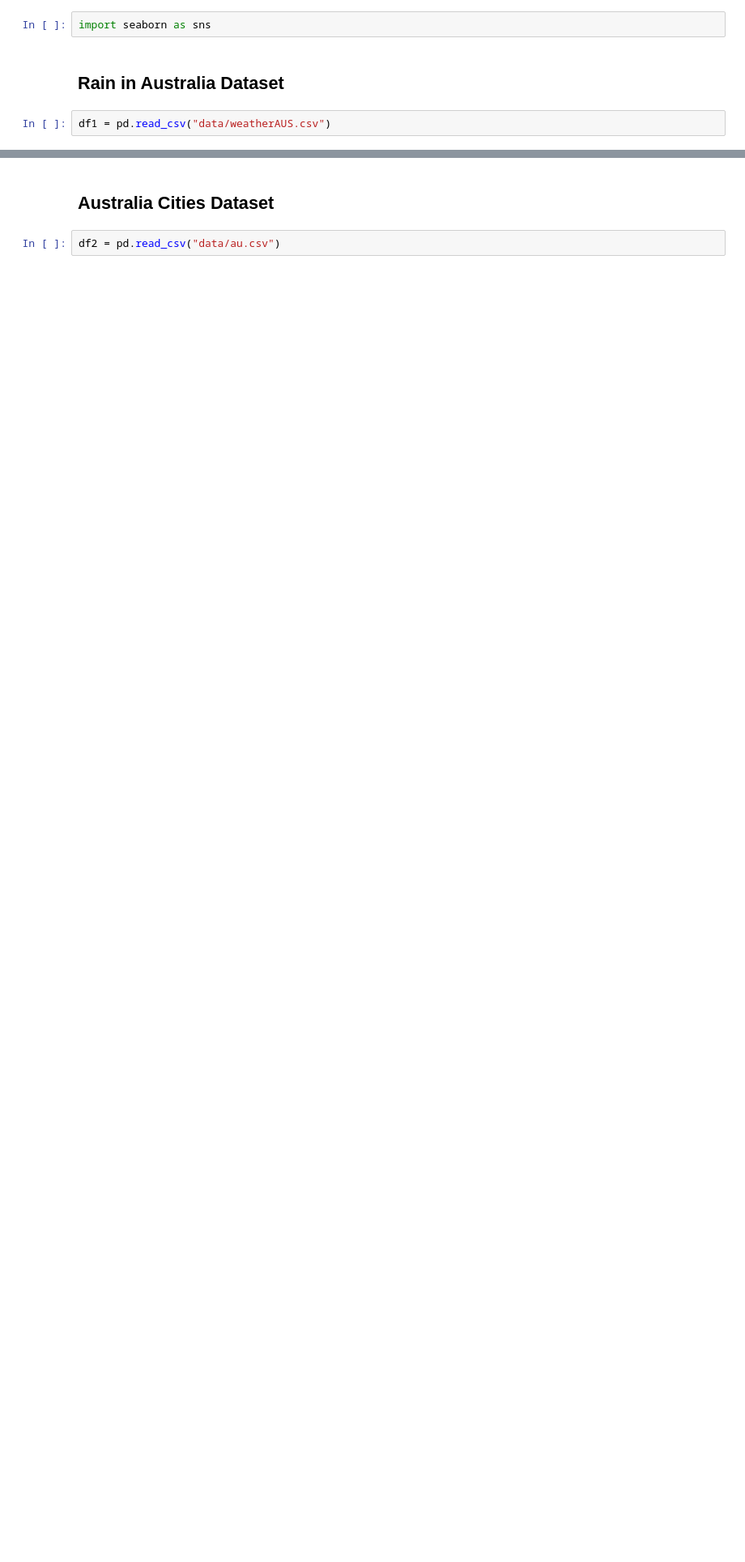
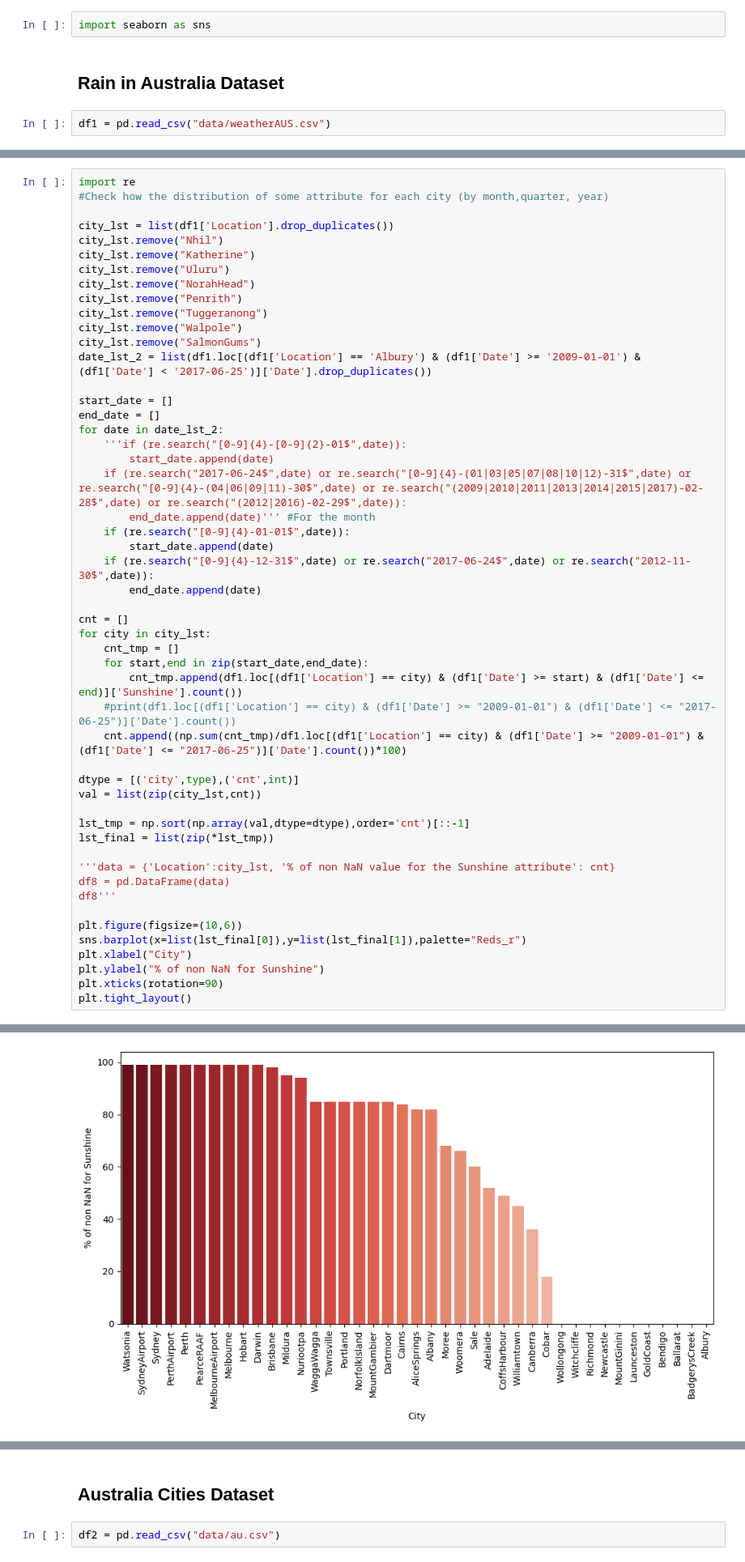
Before and after one commit to SnewZz/INFO-Y528-Info_vis_project, a Jupyter notebook: Preprocessing/project.ipynb, the cells around one changed output, grey strips where cells are left out. Shown: that part at 81% size. Saved outputs shown, nothing was run; the diff lists cells and outputs as text; blank space fills up the shorter version.

```diff
--- a/Preprocessing/project.ipynb
+++ b/Preprocessing/project.ipynb
@@ -180,3 +198,55 @@ df4
 | Witchcliffe | 100.000000 | 100.000000 | 51.138681 | 51.138681 | 100.000000 | 100.000000 |
 | Wollongong | 100.000000 | 100.000000 | 50.414594 | 50.156740 | 69.327252 | 68.207314 |
 | Woomera | 59.988038 | 53.934397 | 50.091560 | 50.116589 | 53.313253 | 56.148535 |
+# %%
+import re
+#Check how the distribution of some attribute for each city (by month,quarter, year)
+
+city_lst = list(df1['Location'].drop_duplicates())
+city_lst.remove("Nhil")
+city_lst.remove("Katherine")
+city_lst.remove("Uluru")
+city_lst.remove("NorahHead")
+city_lst.remove("Penrith")
+city_lst.remove("Tuggeranong")
+city_lst.remove("Walpole")
+city_lst.remove("SalmonGums")
+date_lst_2 = list(df1.loc[(df1['Location'] == 'Albury') & (df1['Date'] >= '2009-01-01') & (df1['Date'] < '2017-06-25')]['Date'].drop_duplicates())
+
+start_date = []
+end_date = []
+for date in date_lst_2:
+    '''if (re.search("[0-9]{4}-[0-9]{2}-01$",date)):
+        start_date.append(date)
+    if (re.search("2017-06-24$",date) or re.search("[0-9]{4}-(01|03|05|07|08|10|12)-31$",date) or re.search("[0-9]{4}-(04|06|09|11)-30$",date) or re.search("(2009|2010|2011|2013|2014|2015|2017)-02-28$",date) or re.search("(2012|2016)-02-29$",date)):
+        end_date.append(date)''' #For the month
+    if (re.search("[0-9]{4}-01-01$",date)):
+        start_date.append(date)
+    if (re.search("[0-9]{4}-12-31$",date) or re.search("2017-06-24$",date) or re.search("2012-11-30$",date)):
+        end_date.append(date)
+
+cnt = []
+for city in city_lst:
+    cnt_tmp = []
+    for start,end in zip(start_date,end_date):
+        cnt_tmp.append(df1.loc[(df1['Location'] == city) & (df1['Date'] >= start) & (df1['Date'] <= end)]['Sunshine'].count())
+    #print(df1.loc[(df1['Location'] == city) & (df1['Date'] >= "2009-01-01") & (df1['Date'] <= "2017-06-25")]['Date'].count())
+    cnt.append((np.sum(cnt_tmp)/df1.loc[(df1['Location'] == city) & (df1['Date'] >= "2009-01-01") & (df1['Date'] <= "2017-06-25")]['Date'].count())*100)
+
+dtype = [('city',type),('cnt',int)]
+val = list(zip(city_lst,cnt))
+
+lst_tmp = np.sort(np.array(val,dtype=dtype),order='cnt')[::-1]
+lst_final = list(zip(*lst_tmp))
+
+'''data = {'Location':city_lst, '% of non NaN value for the Sunshine attribute': cnt}
+df8 = pd.DataFrame(data)
+df8'''
+
+plt.figure(figsize=(10,6))
+sns.barplot(x=list(lst_final[0]),y=list(lst_final[1]),palette="Reds_r")
+plt.xlabel("City")
+plt.ylabel("% of non NaN for Sunshine")
+plt.xticks(rotation=90)
+plt.tight_layout()
+# %% [output]
@@ -182,0 +256 @@ df4
+[figure, added]
```
Also changed, not shown: parts of 7 cells of this notebook, 1 other file.
